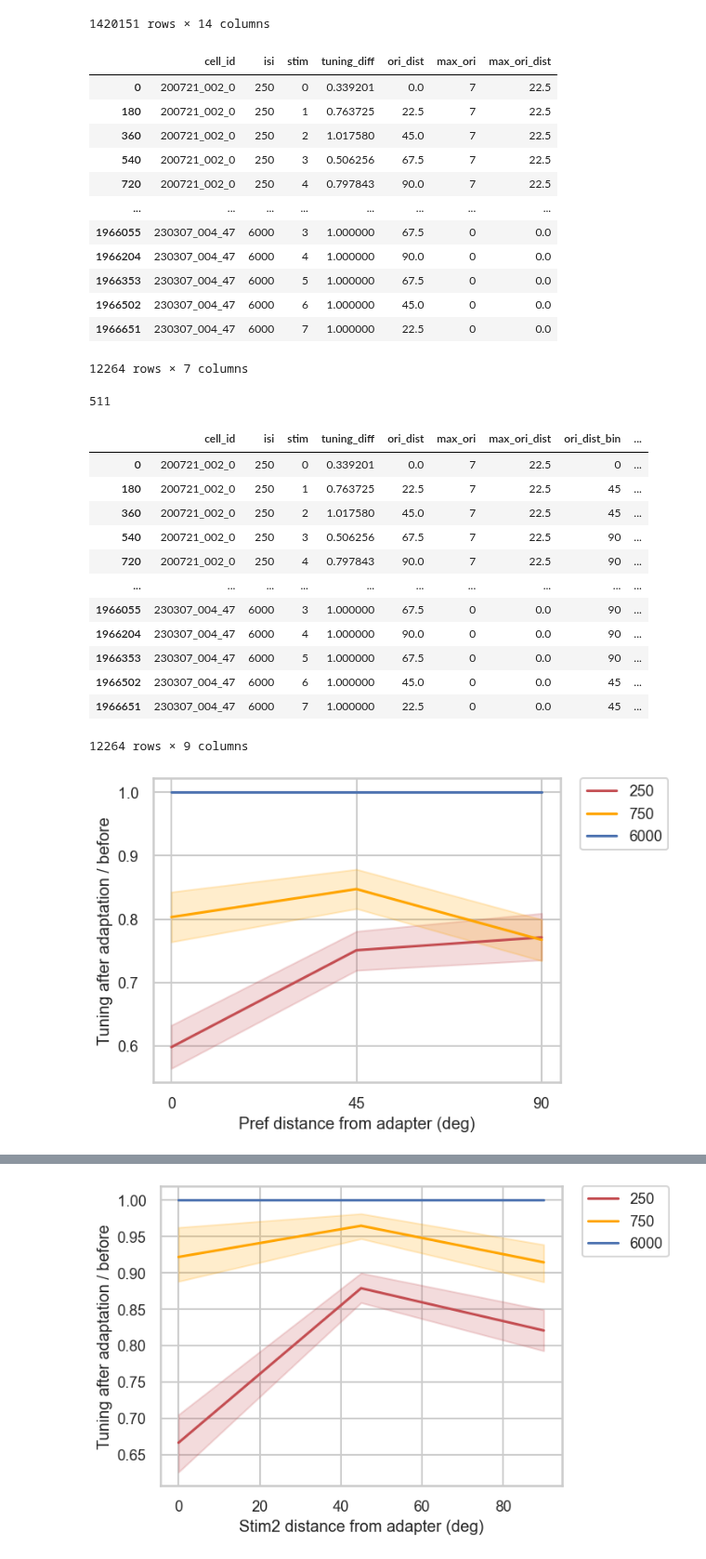
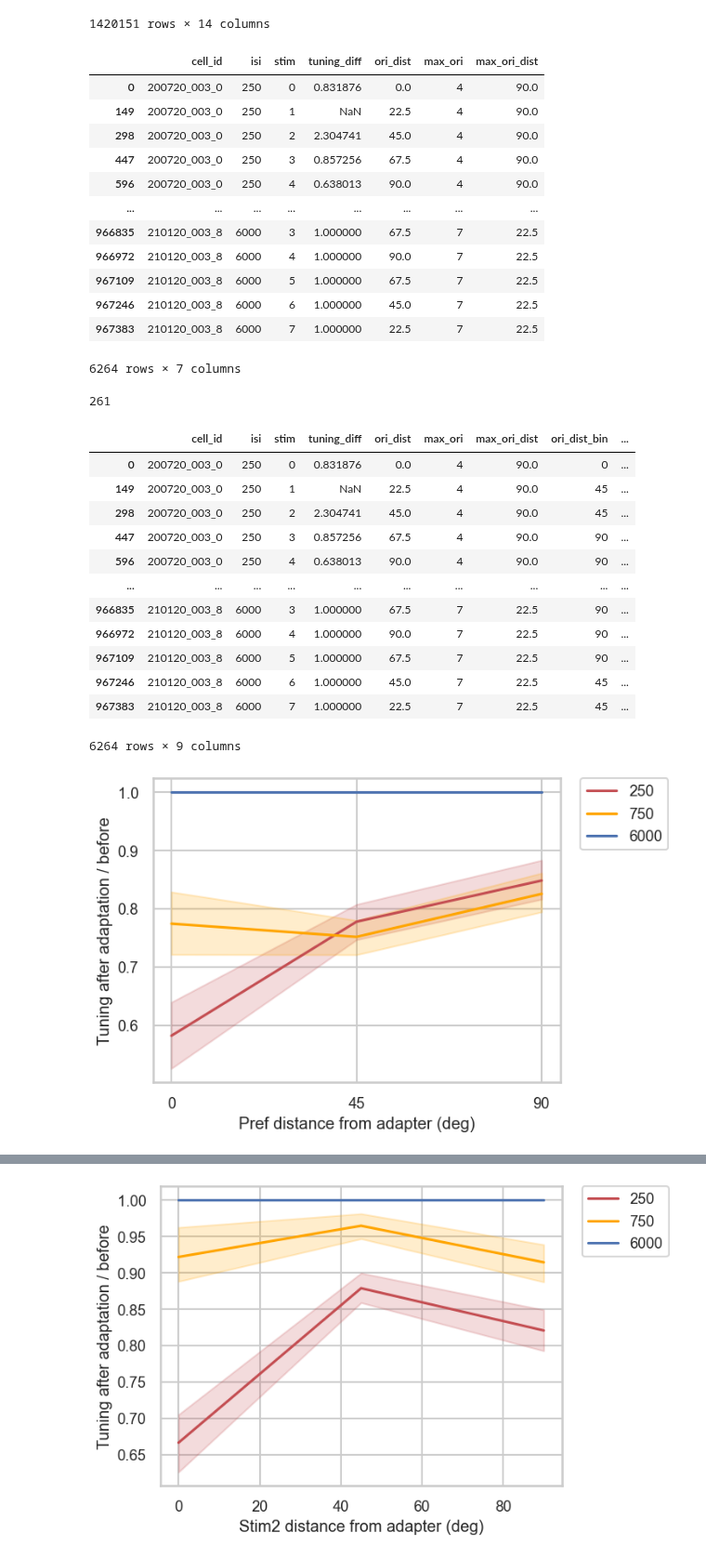
Before and after one commit to lanluo9/inter, a Jupyter notebook: scripts/ipynb/tuning_bias.ipynb, the cells around one changed output, grey strips where cells are left out. Shown at 93% size. Drawn from its saved outputs; the diff is of its cells as text; code cells hidden in the pictures.

```diff
--- a/scripts/ipynb/tuning_bias.ipynb
+++ b/scripts/ipynb/tuning_bias.ipynb
@@ -1621,7 +1621,7 @@ df_lineplot
 | 1420150 | -0.079758 | 230309_003_32 | LI | False | R2 | 750 | 6 | False | 5 | ... |
 1420151 rows × 14 columns
 # %%
-df_filter = df_lineplot[(df_lineplot.area == 'LM')
+df_filter = df_lineplot[(df_lineplot.area == 'V1')
                        & (df_lineplot.ori_mod == True)
                        & (df_lineplot.filter_cell_vis == True)
                        ]
@@ -1651,22 +1651,22 @@ df_tuning_diff = df_tuning_diff.drop_duplicates() # TODO: why are there duplicat
 df_tuning_diff
 # %% [output]
 |  | cell_id | isi | stim | tuning_diff | ori_dist | max_ori | max_ori_dist |
-| 0 | 200721_002_0 | 250 | 0 | 0.339201 | 0.0 | 7 | 22.5 |
-| 180 | 200721_002_0 | 250 | 1 | 0.763725 | 22.5 | 7 | 22.5 |
-| 360 | 200721_002_0 | 250 | 2 | 1.017580 | 45.0 | 7 | 22.5 |
-| 540 | 200721_002_0 | 250 | 3 | 0.506256 | 67.5 | 7 | 22.5 |
-| 720 | 200721_002_0 | 250 | 4 | 0.797843 | 90.0 | 7 | 22.5 |
+| 0 | 200720_003_0 | 250 | 0 | 0.831876 | 0.0 | 4 | 90.0 |
+| 149 | 200720_003_0 | 250 | 1 | NaN | 22.5 | 4 | 90.0 |
+| 298 | 200720_003_0 | 250 | 2 | 2.304741 | 45.0 | 4 | 90.0 |
+| 447 | 200720_003_0 | 250 | 3 | 0.857256 | 67.5 | 4 | 90.0 |
+| 596 | 200720_003_0 | 250 | 4 | 0.638013 | 90.0 | 4 | 90.0 |
 | ... | ... | ... | ... | ... | ... | ... | ... |
-| 1966055 | 230307_004_47 | 6000 | 3 | 1.000000 | 67.5 | 0 | 0.0 |
-| 1966204 | 230307_004_47 | 6000 | 4 | 1.000000 | 90.0 | 0 | 0.0 |
-| 1966353 | 230307_004_47 | 6000 | 5 | 1.000000 | 67.5 | 0 | 0.0 |
-| 1966502 | 230307_004_47 | 6000 | 6 | 1.000000 | 45.0 | 0 | 0.0 |
-| 1966651 | 230307_004_47 | 6000 | 7 | 1.000000 | 22.5 | 0 | 0.0 |
+| 966835 | 210120_003_8 | 6000 | 3 | 1.000000 | 67.5 | 7 | 22.5 |
+| 966972 | 210120_003_8 | 6000 | 4 | 1.000000 | 90.0 | 7 | 22.5 |
+| 967109 | 210120_003_8 | 6000 | 5 | 1.000000 | 67.5 | 7 | 22.5 |
+| 967246 | 210120_003_8 | 6000 | 6 | 1.000000 | 45.0 | 7 | 22.5 |
+| 967383 | 210120_003_8 | 6000 | 7 | 1.000000 | 22.5 | 7 | 22.5 |
-12264 rows × 7 columns
+6264 rows × 7 columns
 # %%
 df_tuning_diff.cell_id.nunique() # how many cells
 # %% [output]
-511
+261
 # %%
 ## map with dict
 ori_dist_bin = {0:0,
@@ -1681,38 +1681,38 @@ df_tuning_diff['max_ori_dist_bin'] = df_tuning_diff.max_ori_dist.map(ori_dist_bi
 df_tuning_diff
 # %% [output]
 |  | cell_id | isi | stim | tuning_diff | ori_dist | max_ori | max_ori_dist | ori_dist_bin | ... |
-| 0 | 200721_002_0 | 250 | 0 | 0.339201 | 0.0 | 7 | 22.5 | 0 | ... |
-| 180 | 200721_002_0 | 250 | 1 | 0.763725 | 22.5 | 7 | 22.5 | 45 | ... |
-| 360 | 200721_002_0 | 250 | 2 | 1.017580 | 45.0 | 7 | 22.5 | 45 | ... |
-| 540 | 200721_002_0 | 250 | 3 | 0.506256 | 67.5 | 7 | 22.5 | 90 | ... |
-| 720 | 200721_002_0 | 250 | 4 | 0.797843 | 90.0 | 7 | 22.5 | 90 | ... |
+| 0 | 200720_003_0 | 250 | 0 | 0.831876 | 0.0 | 4 | 90.0 | 0 | ... |
+| 149 | 200720_003_0 | 250 | 1 | NaN | 22.5 | 4 | 90.0 | 45 | ... |
+| 298 | 200720_003_0 | 250 | 2 | 2.304741 | 45.0 | 4 | 90.0 | 45 | ... |
+| 447 | 200720_003_0 | 250 | 3 | 0.857256 | 67.5 | 4 | 90.0 | 90 | ... |
+| 596 | 200720_003_0 | 250 | 4 | 0.638013 | 90.0 | 4 | 90.0 | 90 | ... |
 | ... | ... | ... | ... | ... | ... | ... | ... | ... | ... |
-| 1966055 | 230307_004_47 | 6000 | 3 | 1.000000 | 67.5 | 0 | 0.0 | 90 | ... |
-| 1966204 | 230307_004_47 | 6000 | 4 | 1.000000 | 90.0 | 0 | 0.0 | 90 | ... |
-| 1966353 | 230307_004_47 | 6000 | 5 | 1.000000 | 67.5 | 0 | 0.0 | 90 | ... |
-| 1966502 | 230307_004_47 | 6000 | 6 | 1.000000 | 45.0 | 0 | 0.0 | 45 | ... |
-| 1966651 | 230307_004_47 | 6000 | 7 | 1.000000 | 22.5 | 0 | 0.0 | 45 | ... |
+| 966835 | 210120_003_8 | 6000 | 3 | 1.000000 | 67.5 | 7 | 22.5 | 90 | ... |
+| 966972 | 210120_003_8 | 6000 | 4 | 1.000000 | 90.0 | 7 | 22.5 | 90 | ... |
+| 967109 | 210120_003_8 | 6000 | 5 | 1.000000 | 67.5 | 7 | 22.5 | 90 | ... |
+| 967246 | 210120_003_8 | 6000 | 6 | 1.000000 | 45.0 | 7 | 22.5 | 45 | ... |
+| 967383 | 210120_003_8 | 6000 | 7 | 1.000000 | 22.5 | 7 | 22.5 | 45 | ... |
-12264 rows × 9 columns
+6264 rows × 9 columns
 # %%
-tmp = df_tuning_diff[df_tuning_diff.max_ori_dist == df_tuning_diff.ori_dist] # only take rows with max ori = stim2 ori
+tmp = df_tuning_diff[df_tuning_diff.max_ori == df_tuning_diff.stim] # only take rows with max ori = stim2 ori
 tmp
 
 sns.lineplot(data=tmp, x='max_ori_dist_bin', y='tuning_diff', hue='isi', ci=68, #alpha=0.9,
             # estimator=np.median,
             palette=['r', 'orange', 'b'],
             )
 
 # set xticks 0, 45, 90
 plt.xticks([0, 45, 90], [0, 45, 90])
 
 plt.xlabel('Pref distance from adapter (deg)')
 plt.ylabel('Tuning after adaptation / before')
 plt.legend(bbox_to_anchor=(1.05, 1), loc=2, borderaxespad=0.);
 
 # dir_fig = r'C:\Users\ll357\Documents\inter\results\tuning curve bias san check/'.replace('\\', '/')
 # plt.savefig(dir_fig + 'Fig2E Jin2019.pdf', bbox_inches='tight')
 # %% [output]
-[figure, old version]
+[figure, new version]
 # %%
 sns.lineplot(data=tmp, x='max_ori_dist', y='tuning_diff', hue='isi', ci=68, #alpha=0.9,
             # estimator=np.median,
```
Also changed, not shown: parts of 1 cell of this notebook, 1 other file.
